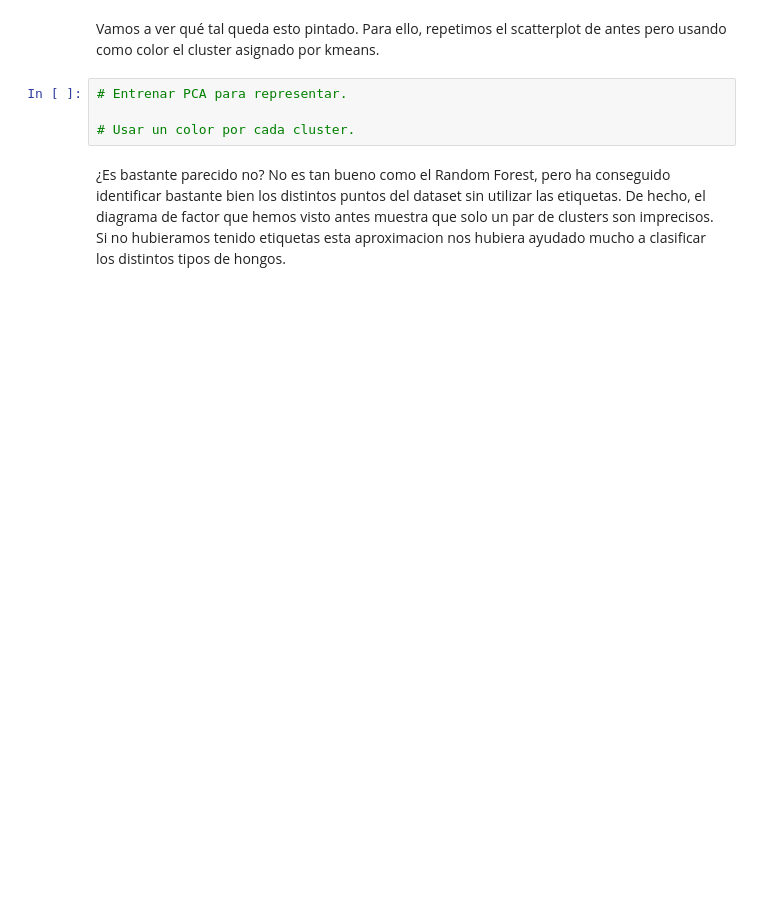
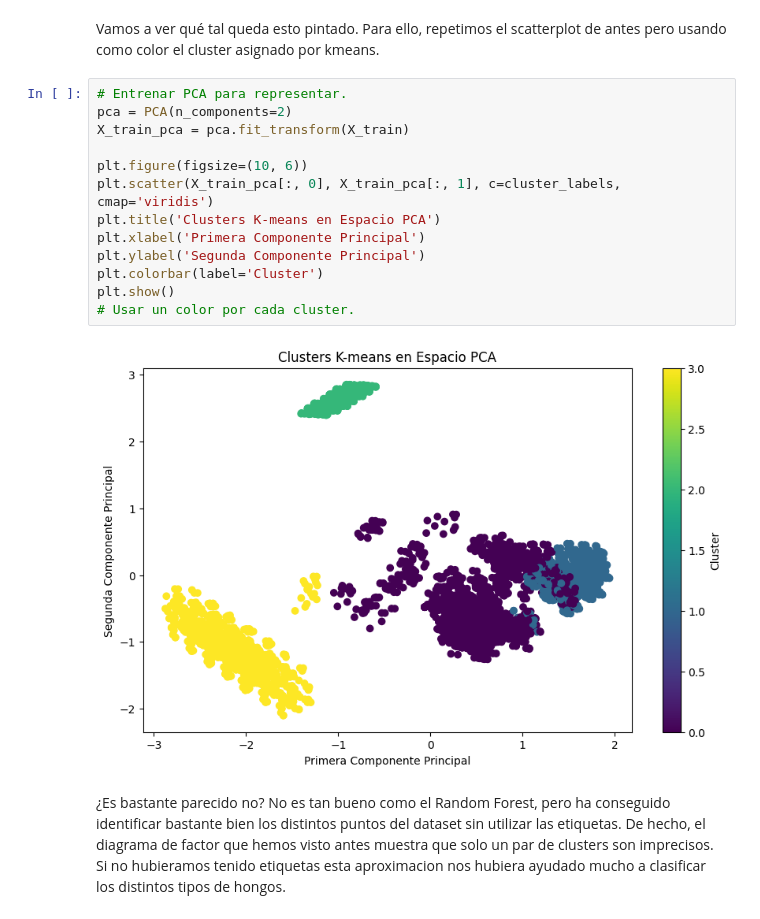
Before and after one commit to Jorgeluuu/Proyecto-VIII-Aprendizaje-No-supervisado, a Jupyter notebook: notebooks/workshop-clustering-pca.ipynb, the cells around one changed output. Cells and saved outputs as stored; diff of their text form; blank space fills up the shorter version.

```diff
--- a/notebooks/workshop-clustering-pca.ipynb
+++ b/notebooks/workshop-clustering-pca.ipynb
@@ -252,8 +271,19 @@ ax = sns.catplot(col=, x=, data=, kind='count',col_wrap=4)
 # %% [markdown]
 Vamos a ver qué tal queda esto pintado. Para ello, repetimos el scatterplot de antes pero usando como color el cluster asignado por kmeans.
-# %%
-# Entrenar PCA para representar.
-
-# Usar un color por cada cluster.
+# %%
+# Entrenar PCA para representar.
+pca = PCA(n_components=2)
+X_train_pca = pca.fit_transform(X_train)
+
+plt.figure(figsize=(10, 6))
+plt.scatter(X_train_pca[:, 0], X_train_pca[:, 1], c=cluster_labels, cmap='viridis')
+plt.title('Clusters K-means en Espacio PCA')
+plt.xlabel('Primera Componente Principal')
+plt.ylabel('Segunda Componente Principal')
+plt.colorbar(label='Cluster')
+plt.show()
+# Usar un color por cada cluster.
+# %% [output]
+[figure, added]
 # %% [markdown]
 ¿Es bastante parecido no? No es tan bueno como el Random Forest, pero ha conseguido identificar bastante bien los distintos puntos del dataset sin utilizar las etiquetas. De hecho, el diagrama de factor que hemos visto antes muestra que solo un par de clusters son imprecisos. Si no hubieramos tenido etiquetas esta aproximacion nos hubiera ayudado mucho a clasificar los distintos tipos de hongos.
```
Also changed, not shown: parts of 2 cells of this notebook.
